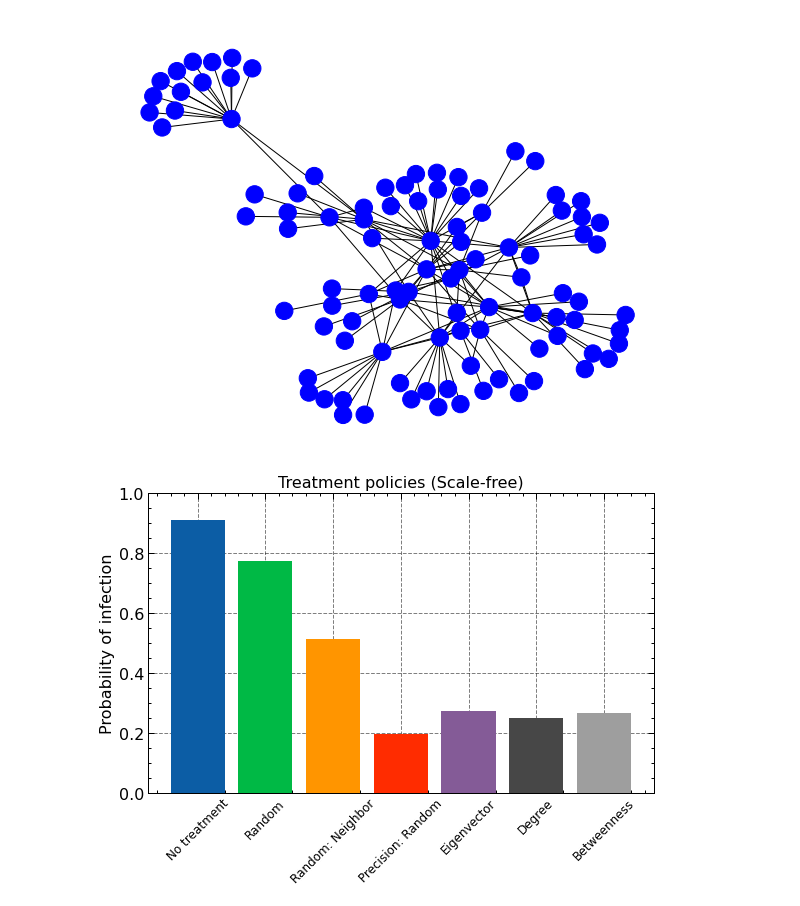
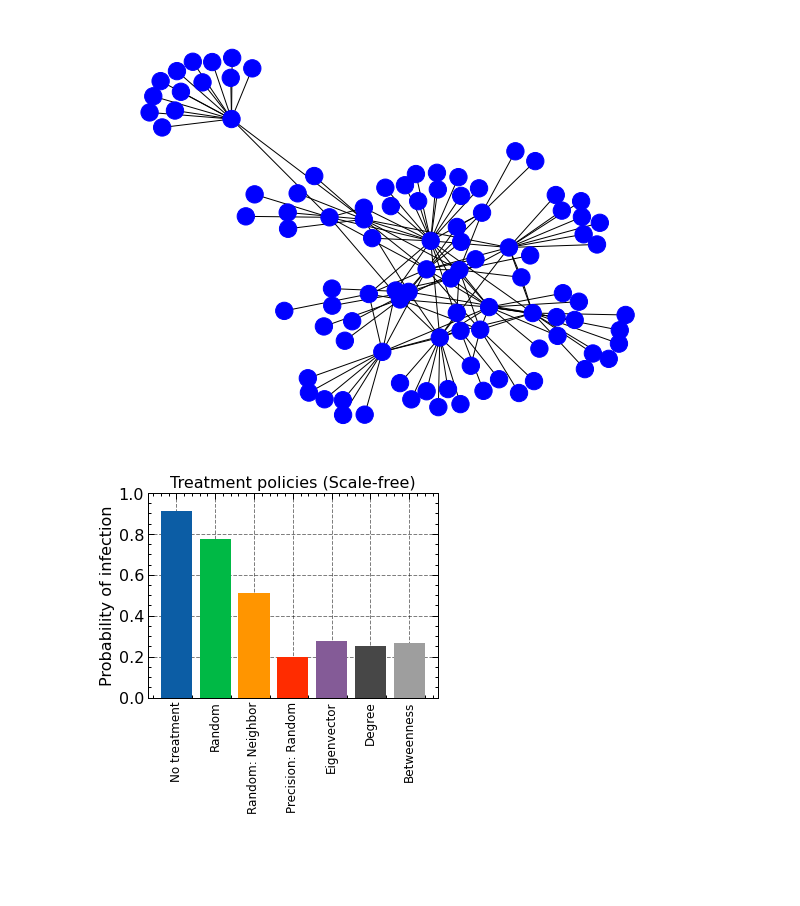
Before and after one commit to EvanLavender13/cst680-project, a Jupyter notebook: exp_scalefree.ipynb, the cells around one changed output. Cells and saved outputs as stored; diff of their text form; code cells hidden in the pictures; blank space fills up the shorter version.

```diff
--- a/exp_scalefree.ipynb
+++ b/exp_scalefree.ipynb
@@ -85,20 +85,20 @@ btw_metrics = util.run_simulations(N, EXP)
 # %%
 metrics = [null_metrics, rng_metrics, rnn_metrics, prr_metrics, eig_metrics, deg_metrics, btw_metrics]
 labels = ["No treatment", "Random", "Random: Neighbor", "Precision: Random", "Eigenvector", "Degree", "Betweenness"]
 
-plt.figure()
+plt.figure(figsize=(5, 5))
 plt.title("Treatment policies (Scale-free)")
 plt.ylabel("Probability of infection")
-plt.xticks(rotation=45)
+plt.xticks(rotation=90)
 plt.ylim(bottom=0.0, top=1.0)
 plt.tick_params(axis="x", labelsize=12)
 for metric, label in zip(metrics, labels):
     plt.bar(label, np.mean(metric["num_sickdays"]) / N)
 plt.tight_layout()
 plt.savefig("out/nb-scalefree-sickdays.jpg")
 plt.show()
 # %% [output]
-[figure, old version]
+[figure, new version]
 # %%
 G = ide.GRAPHS["scale"]
 # deg_cent = nx.centrality.degree_centrality(G).values()
```
Also changed, not shown: parts of 3 cells of this notebook, 13 other files.
